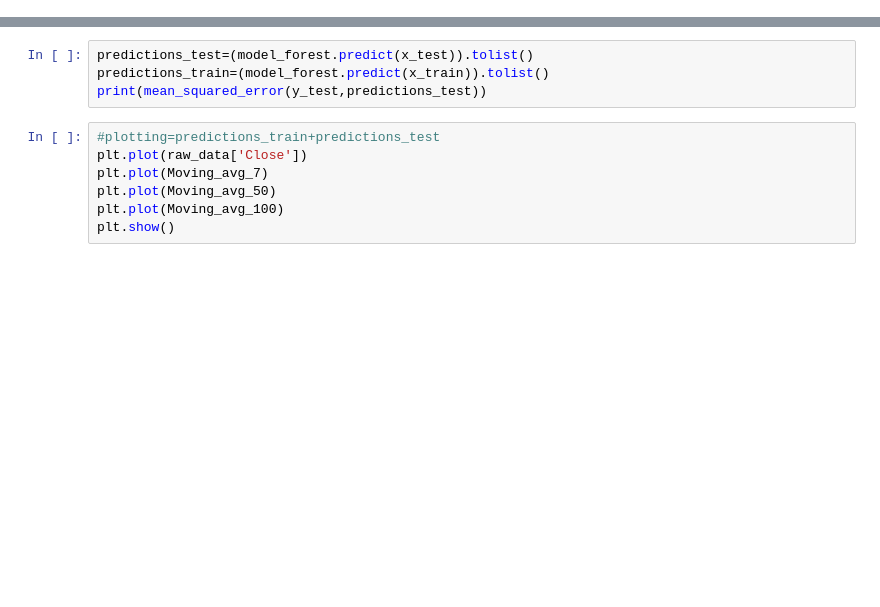
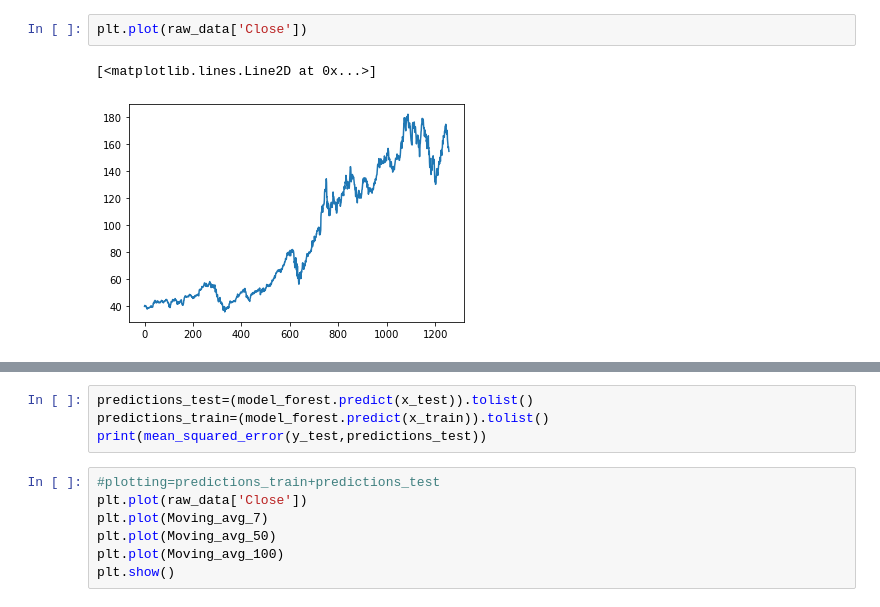
Before and after one commit to Pratham150403/Stock-Price-Predictor, a Jupyter notebook: Stock_Price_Predictor.ipynb, the cells around one changed output, grey strips where cells are left out. Drawn from its saved outputs; the diff is of its cells as text; blank space fills up the shorter version.

```diff
--- a/Stock_Price_Predictor.ipynb
+++ b/Stock_Price_Predictor.ipynb
@@ -34,0 +28,5 @@ raw_data.head()
+# %%
+plt.plot(raw_data['Close'])
+# %% [output]
+[<matplotlib.lines.Line2D at 0x...>]
+[figure, added]
```
Also changed, not shown: parts of 17 cells of this notebook.
